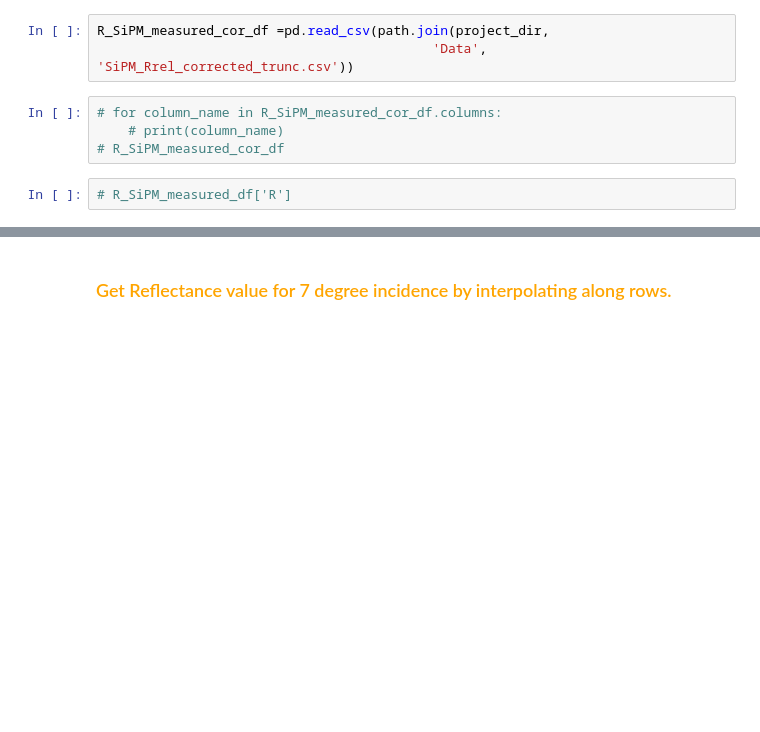
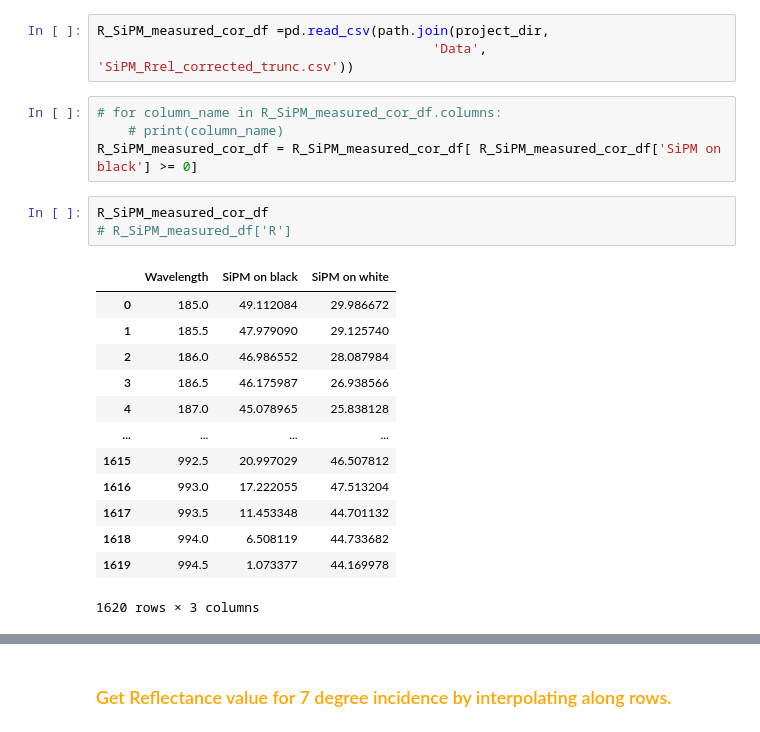
Before and after one commit to sarthchoudhary/AMELY, a Jupyter notebook: reflectance_comparison.ipynb, the cells around one changed output, grey strips where cells are left out. Cells and saved outputs as stored; diff of their text form; blank space fills up the shorter version.

```diff
--- a/reflectance_comparison.ipynb
+++ b/reflectance_comparison.ipynb
@@ -55,6 +58,21 @@ R_SiPM_measured_cor_df =pd.read_csv(path.join(project_dir,
 # %%
 # for column_name in R_SiPM_measured_cor_df.columns:
     # print(column_name)
-# R_SiPM_measured_cor_df
+R_SiPM_measured_cor_df = R_SiPM_measured_cor_df[ R_SiPM_measured_cor_df['SiPM on black'] >= 0]
-# %%
-# R_SiPM_measured_df['R']
+# %%
+R_SiPM_measured_cor_df
+# R_SiPM_measured_df['R']
+# %% [output]
+|  | Wavelength | SiPM on black | SiPM on white |
+| 0 | 185.0 | 49.112084 | 29.986672 |
+| 1 | 185.5 | 47.979090 | 29.125740 |
+| 2 | 186.0 | 46.986552 | 28.087984 |
+| 3 | 186.5 | 46.175987 | 26.938566 |
+| 4 | 187.0 | 45.078965 | 25.838128 |
+| ... | ... | ... | ... |
+| 1615 | 992.5 | 20.997029 | 46.507812 |
+| 1616 | 993.0 | 17.222055 | 47.513204 |
+| 1617 | 993.5 | 11.453348 | 44.701132 |
+| 1618 | 994.0 | 6.508119 | 44.733682 |
+| 1619 | 994.5 | 1.073377 | 44.169978 |
+1620 rows × 3 columns
```
Also changed, not shown: parts of 20 cells of this notebook, 1 other file.
